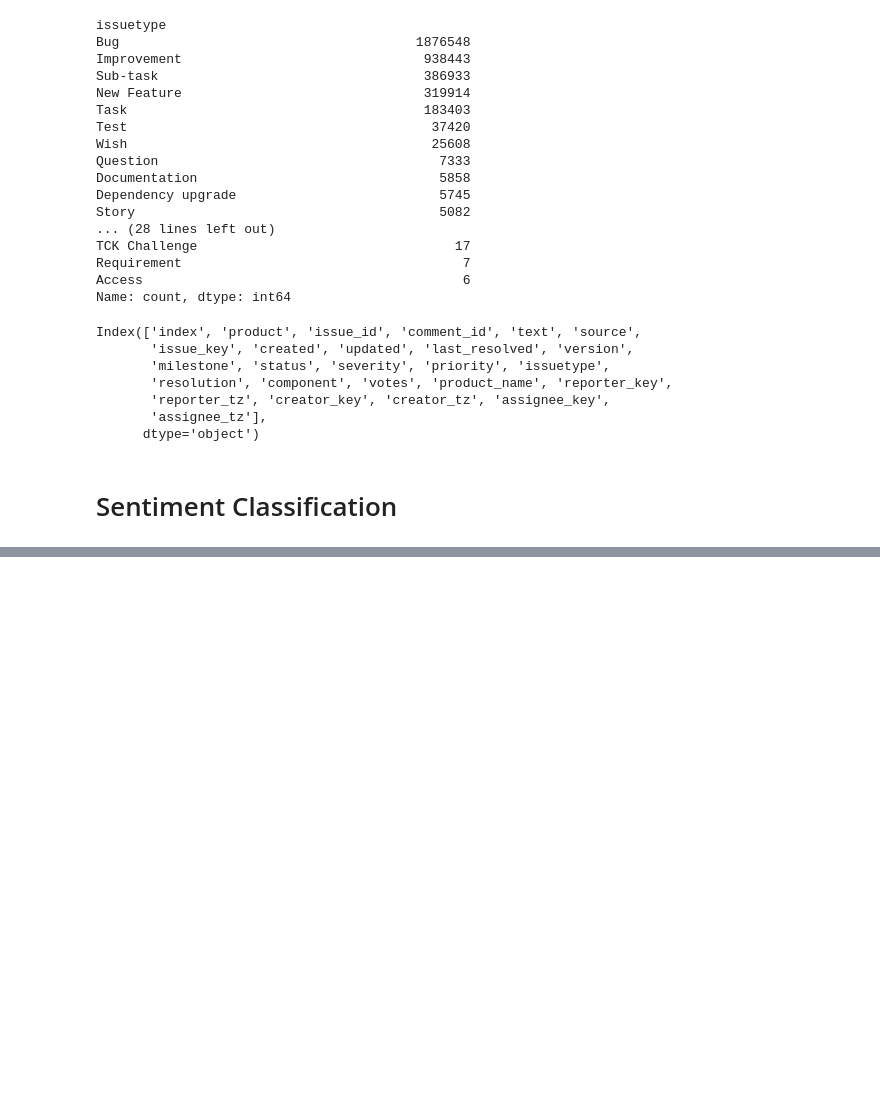
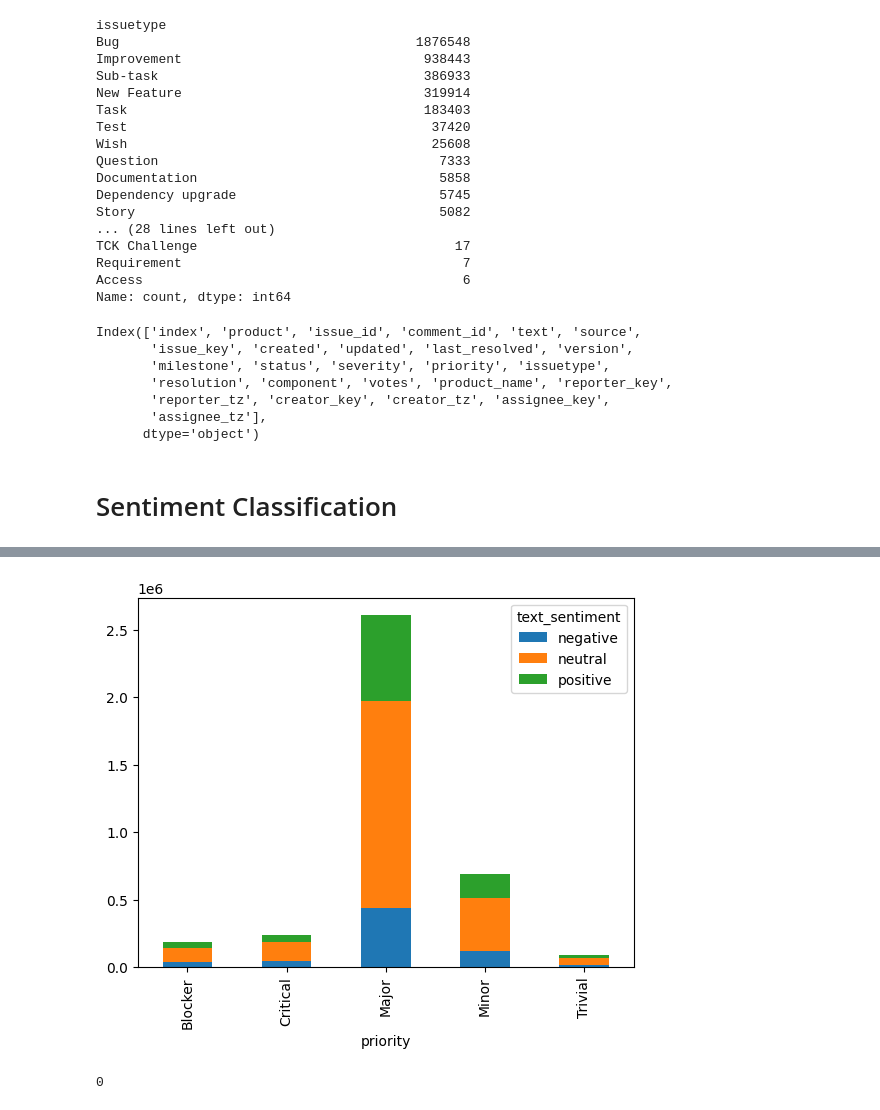
Before and after one commit to raianmr/seBERT, a Jupyter notebook: notebooks/RQ_3_4.ipynb, the cells around one changed output, grey strips where cells are left out. Drawn from its saved outputs; the diff is of its cells as text; code cells hidden in the pictures; blank space fills up the shorter version.

```diff
--- a/notebooks/RQ_3_4.ipynb
+++ b/notebooks/RQ_3_4.ipynb
@@ -210,7 +215,12 @@ output_columns_of_interest = [f'{text_column}_sentiment'] + common_columns
 # %%
 DATA_PATH = Path('./data/processed/20-MAD/rq/issue_comments.parquet')
 OUTPUT_PATH = Path('./data/processed/20-MAD/rq/issue_comments_with_sentiment.csv')
-PREVIOUSLY_PROCESSED_PATHS = [OUTPUT_PATH, Path('./data/processed/20-MAD/temp/issue_comments_with_sentiment_temp_01.csv')]
+PREVIOUSLY_PROCESSED_PATHS = [OUTPUT_PATH,
+                              Path('./data/processed/20-MAD/temp/issue_comments_with_sentiment_temp_01.csv'),
+                              Path('./data/processed/20-MAD/temp/issue_comments_with_sentiment_temp_02.csv'),
+                              Path('./data/processed/20-MAD/temp/issue_comments_with_sentiment_temp_03.csv'),
+                              Path('./data/processed/20-MAD/temp/issue_comments_with_sentiment_temp_04.csv'),
+                              ]
 # %%
 previously_processed = pd.DataFrame()
 for path_ in PREVIOUSLY_PROCESSED_PATHS:
@@ -240,0 +256,9 @@ len(data)
+# %%
+# plot bar chart of neutral, positive, negative based on priority
+import matplotlib.pyplot as plt
+
+sentiment_priority = previously_processed.groupby(['priority', 'text_sentiment']).size().unstack()
+sentiment_priority.plot(kind='bar', stacked=True)
+plt.show()
+# %% [output]
+[figure, added]
@@ -241,3 +270,8 @@ len(data)
+# %%
+# get number of duplicates in previously_processed
+previously_processed.duplicated().sum()
+# %% [output]
+0
 # %%
     # if OUTPUT_PATH.exists():
 #     -------------OUTPUT_PATH.unlink()
```
Also changed, not shown: parts of 10 cells of this notebook, 1 other file.
